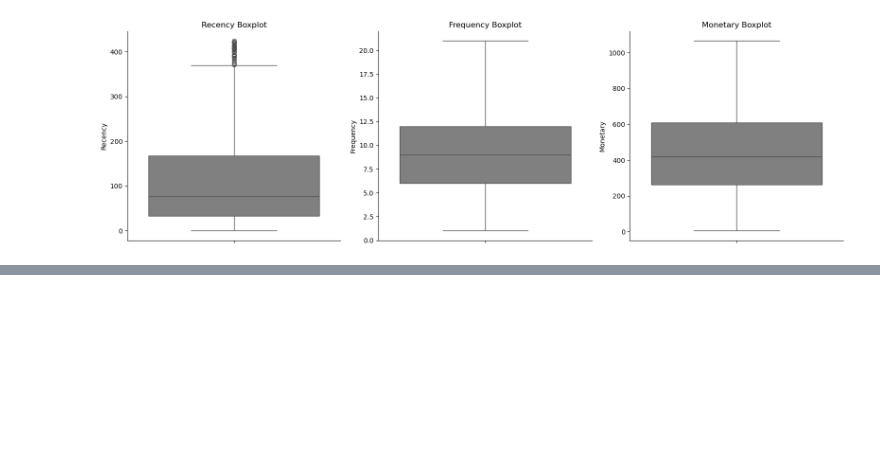
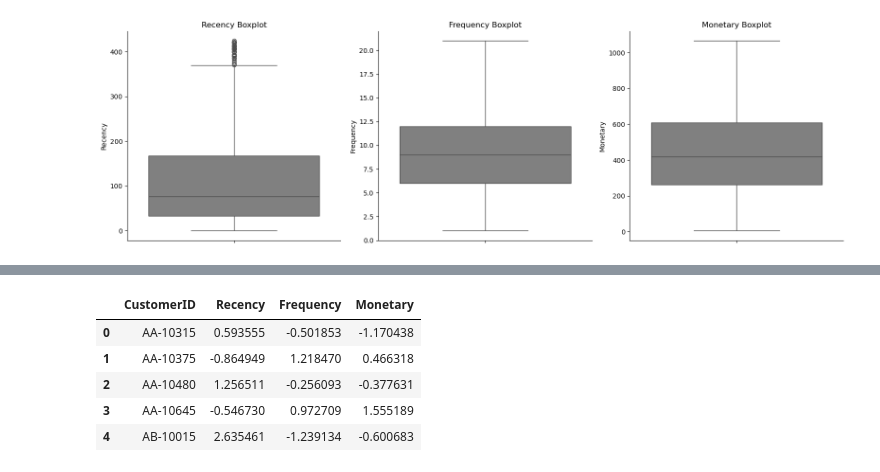
Before and after one commit to marcosmicozzi/Module02, a Jupyter notebook: module2_clustering.ipynb, the cells around one changed output, grey strips where cells are left out. Cells and saved outputs as stored; diff of their text form; code cells hidden in the pictures; blank space fills up the shorter version.

```diff
--- a/module2_clustering.ipynb
+++ b/module2_clustering.ipynb
@@ -427,0 +470,12 @@ plt.show()
+# %%
+new_order = ['CustomerID', 'Recency', 'Frequency', 'Monetary']
+rfm_scaled = rfm_scaled[new_order]
+# %%
+rfm_scaled.head()
+# %% [output]
+|  | CustomerID | Recency | Frequency | Monetary |
+| 0 | AA-10315 | 0.593555 | -0.501853 | -1.170438 |
+| 1 | AA-10375 | -0.864949 | 1.218470 | 0.466318 |
+| 2 | AA-10480 | 1.256511 | -0.256093 | -0.377631 |
+| 3 | AA-10645 | -0.546730 | 0.972709 | 1.555189 |
+| 4 | AB-10015 | 2.635461 | -1.239134 | -0.600683 |
```
Also changed, not shown: parts of 8 cells of this notebook.
